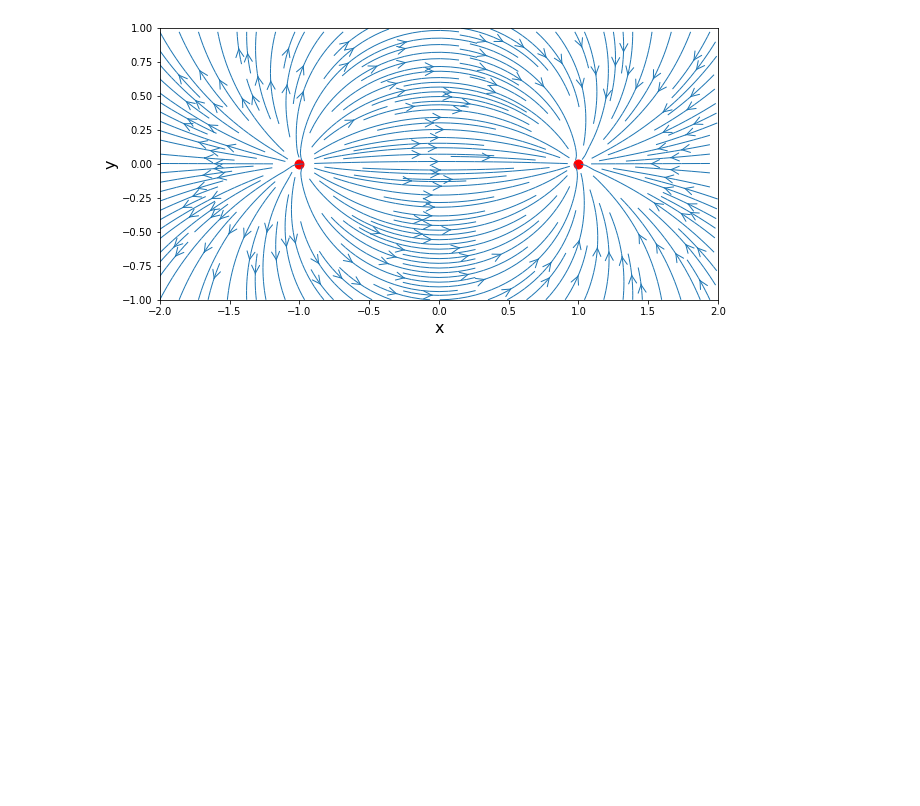
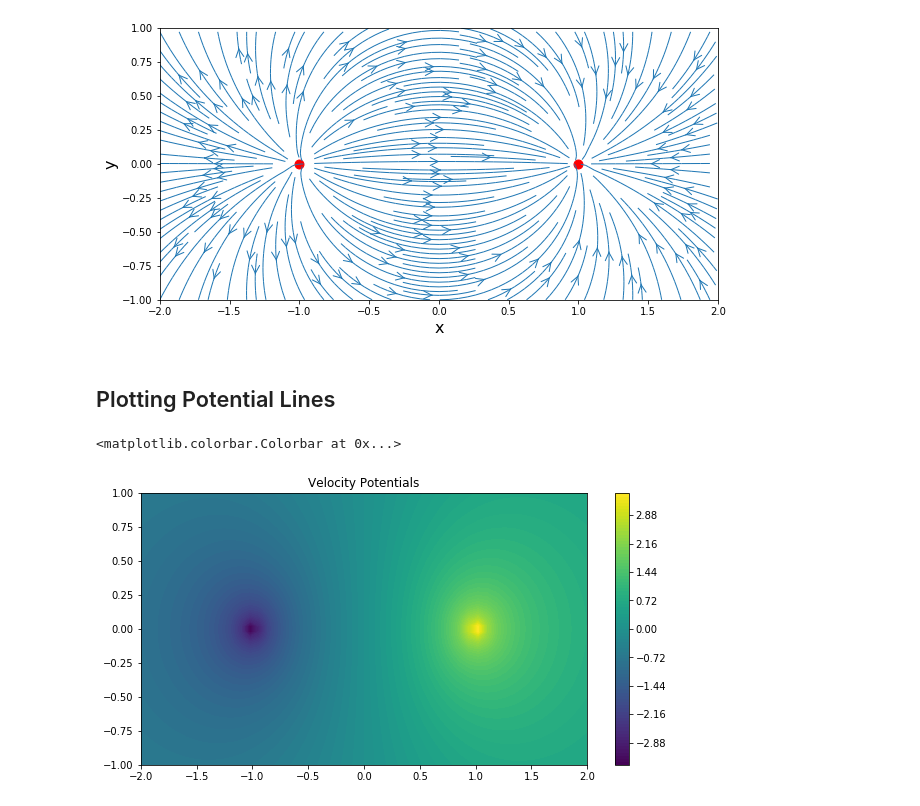
Before and after one commit to noahbakr/MAE6226, a Jupyter notebook: Lesson 1 - Source and Sink.ipynb, the cells around one changed output. Saved outputs shown, nothing was run; the diff lists cells and outputs as text; code cells hidden in the pictures; blank space fills up the shorter version.

Commit message:
Leson 1 - Plotting streamlines and potentials for sources and sinks

```diff
--- a/Lesson 1 - Source and Sink.ipynb
+++ b/Lesson 1 - Source and Sink.ipynb
@@ -29,7 +29,7 @@ pyplot.scatter(X, Y, s=5, color='red', marker='o');
 # %% [output]
 [figure]
 # %%
-source_strength = 100.0
+source_strength = 5.0
 x_source, y_source = -1.0, 0.0
 
 u_source = source_strength/(2*math.pi)*(X-x_source)/((X-x_source)**2 + (Y-y_source)**2)
@@ -50,7 +50,7 @@ pyplot.scatter(x_source, y_source, color='red', s=80);
 # %% [markdown]
 ## Plotting Streamlines for a Sink
 # %%
-sink_strength = -100.0                     # strength of the sink
+sink_strength = -5.0                     # strength of the sink
 x_sink, y_sink = 1.0, 0.0                # location of the sink
 
 # compute the velocity on the mesh grid
@@ -91,3 +91,19 @@ pyplot.streamplot(X, Y, u_pair, v_pair, density=2.0, linewidth=1, arrowsize=2, a
 pyplot.scatter([x_source, x_sink], [y_source, y_sink], color='red', s=80);
 # %% [output]
 [figure]
+# %% [markdown]
+## Plotting Potential Lines
+# %%
+import scipy
+
+phi_source = (source_strength / (4*math.pi)) * np.log((X-x_source)**2 + (Y-y_source)**2)
+phi_sink = (sink_strength / (4*math.pi)) * np.log((X-x_sink)**2 + (Y-y_sink)**2)
+
+phi = phi_source + phi_sink
+pyplot.figure(figsize=(10.0, 5.0))
+pyplot.title('Velocity Potentials')
+pyplot.contourf(X, Y, phi, 100)
+pyplot.colorbar(extend='both')
+# %% [output]
+<matplotlib.colorbar.Colorbar at 0x...>
+[figure, added]
```
